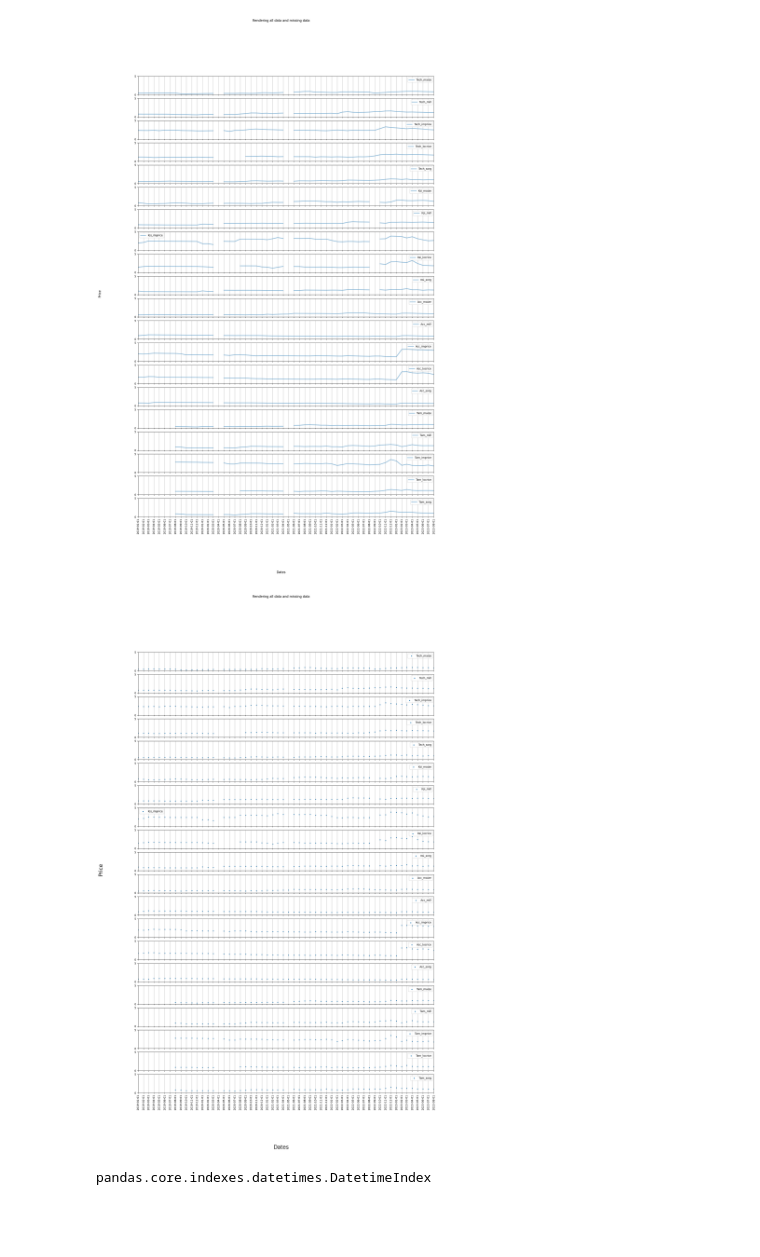
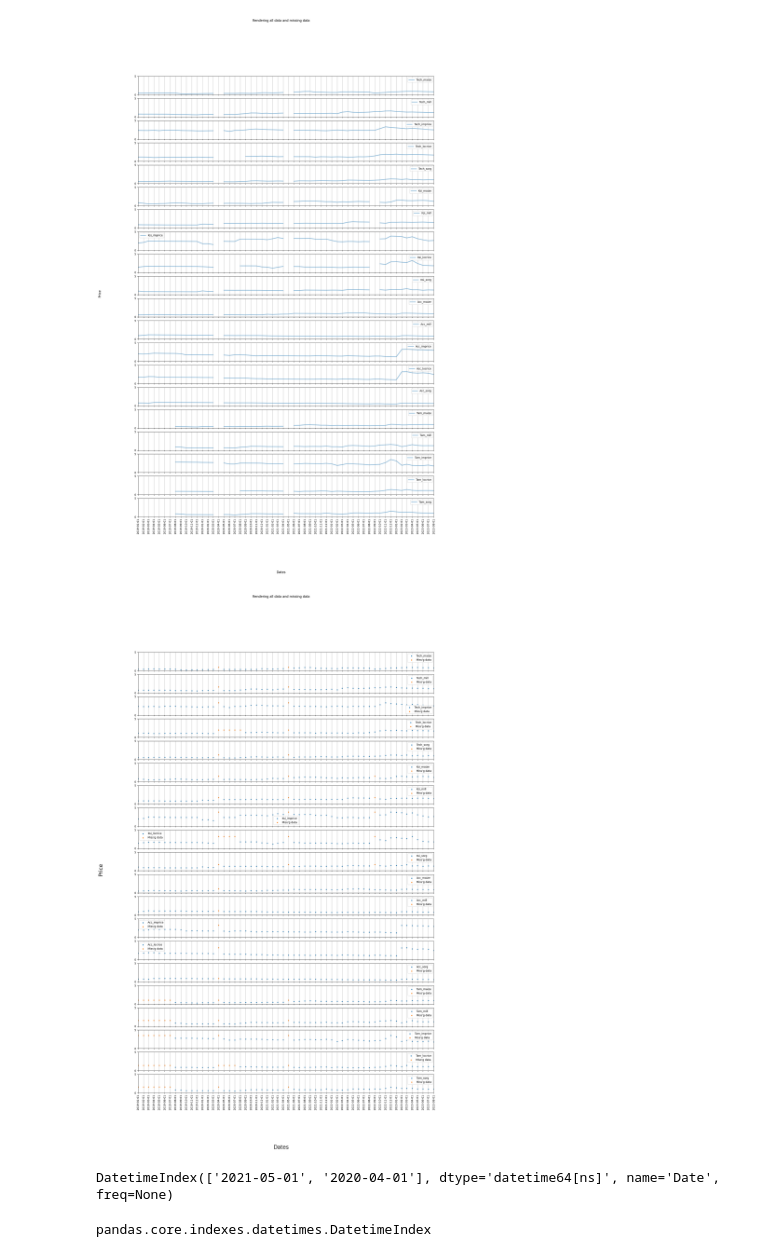
Before and after one commit to duutabib/crispyMissing_data, a Jupyter notebook: drNanaAmma0.ipynb, the cells around one changed output. Drawn from its saved outputs; the diff is of its cells as text; code cells hidden in the pictures; blank space fills up the shorter version.

Commit message:
Fix missing_values plot

```diff
--- a/drNanaAmma0.ipynb
+++ b/drNanaAmma0.ipynb
@@ -65,27 +65,37 @@ plt.show()
 # %%
 fig0, axs = plt.subplots(ncols=1, nrows=20, figsize=(20, 30), sharex=True)
 
+pad = 0.02
 for row, colname in enumerate(data00.columns):
-    axs[row, ].scatter(data00.index.to_list(), data00[colname], marker='.', s=30,  label=colname)
+    missing_data_mask = pd.isna(data00[colname])
+    missing_value_placeholder = data00[colname].max() + pad
+    data00_na_replaced = data00[colname].fillna(missing_value_placeholder)
+    axs[row, ].scatter(data00.index.to_list(), data00[colname], marker='.', s=40,  label=colname)
+    axs[row, ].scatter(data00.index[missing_data_mask], data00_na_replaced[missing_data_mask], marker='.', s=40, label="Miss'g data")
+
     axs[row, ].grid()
     axs[row, ].set_xticks([])
     axs[row, ].set_yticks([0, 5])
     axs[row,].legend()
     axs[row,].margins(x=0)
     axs[row,]
 
 fig0.supylabel('Price', fontsize=20)
 fig0.supxlabel('Dates', fontsize=20)
 plt.xticks(data00.index.to_list(),  rotation=90)
 plt.suptitle('Rendering all data and missing data')
 plt.show()
 # plot nan as red, in plot
 # plot imputed data for a few of the cols
 # create masks, call scatter to plot point for which the mask is ture
 # %% [output]
-[figure, old version]
+[figure, new version]
 # %%
 mask0 = pd.isna(data00['Tech_maize']).tolist()
+# %%
+data00.index[mask0]
+# %% [output]
+DatetimeIndex(['2021-05-01', '2020-04-01'], dtype='datetime64[ns]', name='Date', freq=None)
 # %%
 f.set_figheight(15)
 f.set_figwidth(15)
```
Also changed, not shown: parts of 1 cell of this notebook.
